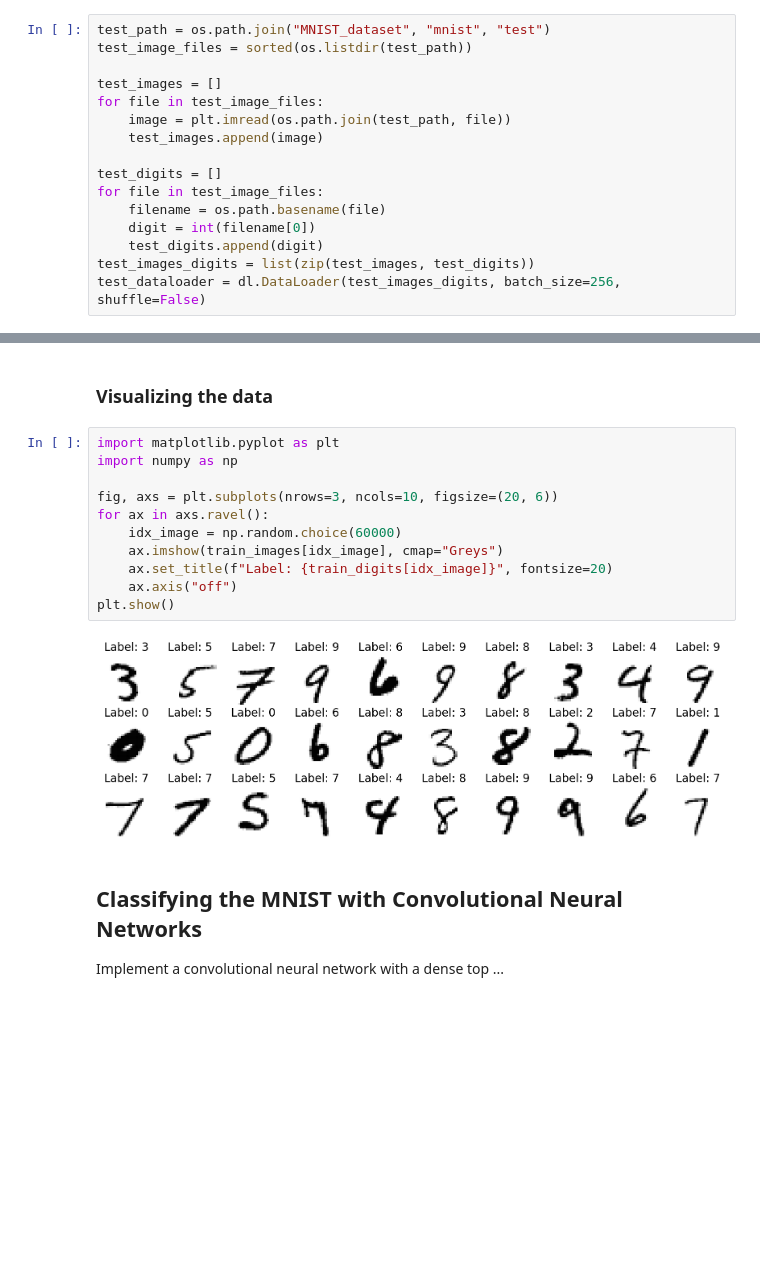
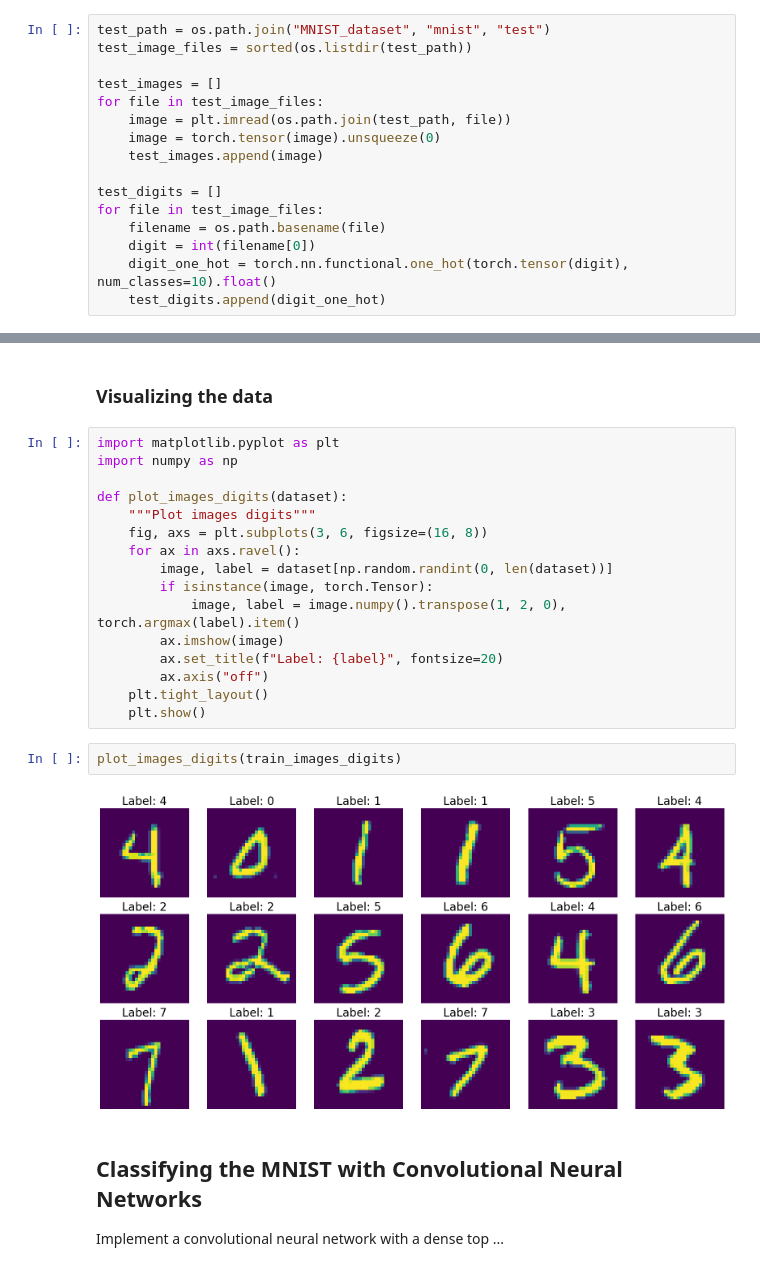
Before and after one commit to HuiningLiu02/TIF360-Advanced-machine-learning-with-neural-networks, a Jupyter notebook: Ch03_CNN/mnist.ipynb, the cells around one changed output, grey strips where cells are left out. Cells and saved outputs as stored; diff of their text form; blank space fills up the shorter version.

```diff
--- a/Ch03_CNN/mnist.ipynb
+++ b/Ch03_CNN/mnist.ipynb
@@ -93,12 +93,12 @@ test_image_files = sorted(os.listdir(test_path))
 test_images = []
 for file in test_image_files:
     image = plt.imread(os.path.join(test_path, file))
+    image = torch.tensor(image).unsqueeze(0)
     test_images.append(image)
 
 test_digits = []
 for file in test_image_files:
     filename = os.path.basename(file)
     digit = int(filename[0])
-    test_digits.append(digit)
-test_images_digits = list(zip(test_images, test_digits))
-test_dataloader = dl.DataLoader(test_images_digits, batch_size=256, shuffle=False)
+    digit_one_hot = torch.nn.functional.one_hot(torch.tensor(digit), num_classes=10).float()
+    test_digits.append(digit_one_hot)
@@ -108,15 +118,22 @@ test_dataloader = dl.DataLoader(test_images_digits, batch_size=256, shuffle=Fals
 import matplotlib.pyplot as plt
 import numpy as np
 
-fig, axs = plt.subplots(nrows=3, ncols=10, figsize=(20, 6))
-for ax in axs.ravel():
-    idx_image = np.random.choice(60000)
-    ax.imshow(train_images[idx_image], cmap="Greys")
-    ax.set_title(f"Label: {train_digits[idx_image]}", fontsize=20)
-    ax.axis("off")
-plt.show()
+def plot_images_digits(dataset):
+    """Plot images digits"""
+    fig, axs = plt.subplots(3, 6, figsize=(16, 8))
+    for ax in axs.ravel():
+        image, label = dataset[np.random.randint(0, len(dataset))]
+        if isinstance(image, torch.Tensor):
+            image, label = image.numpy().transpose(1, 2, 0), torch.argmax(label).item()
+        ax.imshow(image)
+        ax.set_title(f"Label: {label}", fontsize=20)
+        ax.axis("off")
+    plt.tight_layout()
+    plt.show()
-# %% [output]
-[figure, removed]
+# %%
+plot_images_digits(train_images_digits)
+# %% [output]
+[figure, added]
 # %% [markdown]
 ## Classifying the MNIST with Convolutional Neural Networks
 
```
Also changed, not shown: parts of 25 cells of this notebook.
